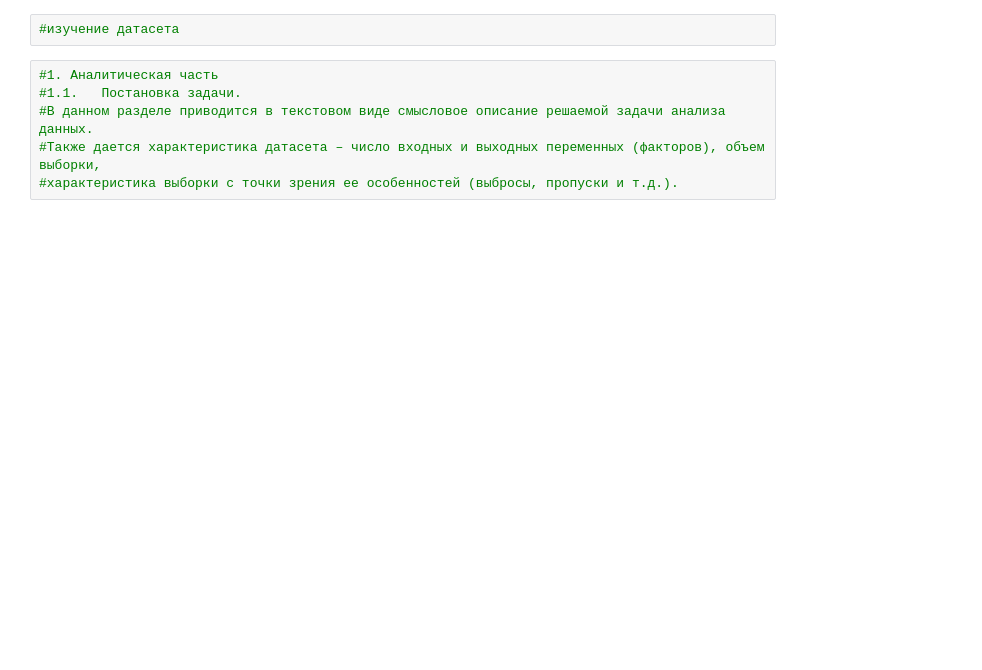
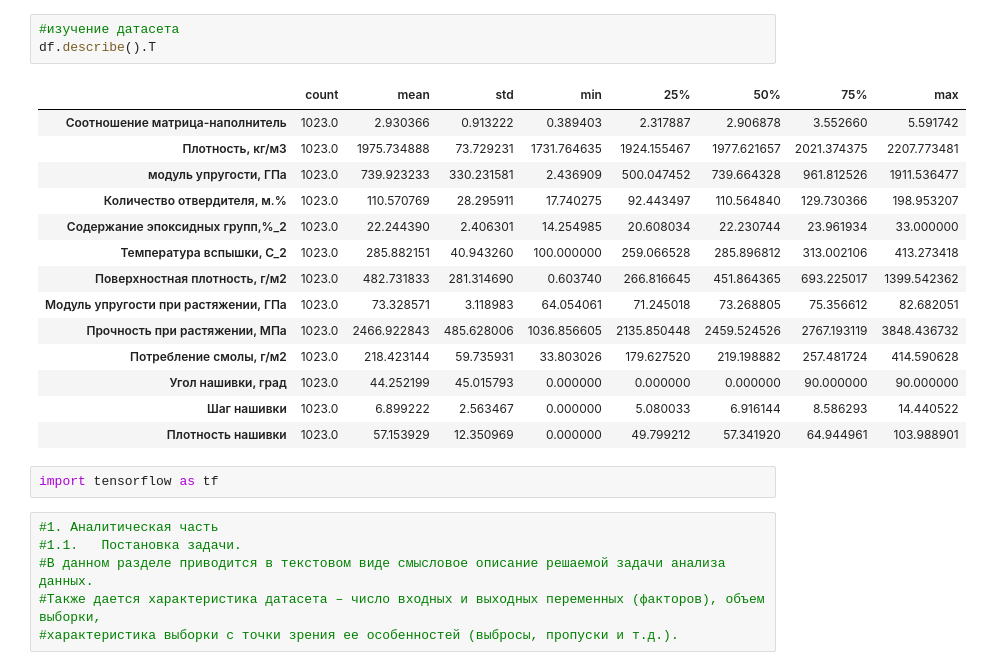
Before and after one commit to Ann-Dreamer/BMSTU_2023, a Jupyter notebook: notebooks/start_version.ipynb, the cells around one changed output. Drawn from its saved outputs; the diff is of its cells as text; blank space fills up the shorter version.

```diff
--- a/notebooks/start_version.ipynb
+++ b/notebooks/start_version.ipynb
@@ -11,5 +101,23 @@ import seaborn as sns
 # %%
 #изучение датасета
+df.describe().T
+# %% [output]
+|  | count | mean | std | min | 25% | 50% | 75% | max |
+| Соотношение матрица-наполнитель | 1023.0 | 2.930366 | 0.913222 | 0.389403 | 2.317887 | 2.906878 | 3.552660 | 5.591742 |
+| Плотность, кг/м3 | 1023.0 | 1975.734888 | 73.729231 | 1731.764635 | 1924.155467 | 1977.621657 | 2021.374375 | 2207.773481 |
+| модуль упругости, ГПа | 1023.0 | 739.923233 | 330.231581 | 2.436909 | 500.047452 | 739.664328 | 961.812526 | 1911.536477 |
+| Количество отвердителя, м.% | 1023.0 | 110.570769 | 28.295911 | 17.740275 | 92.443497 | 110.564840 | 129.730366 | 198.953207 |
+| Содержание эпоксидных групп,%_2 | 1023.0 | 22.244390 | 2.406301 | 14.254985 | 20.608034 | 22.230744 | 23.961934 | 33.000000 |
+| Температура вспышки, С_2 | 1023.0 | 285.882151 | 40.943260 | 100.000000 | 259.066528 | 285.896812 | 313.002106 | 413.273418 |
+| Поверхностная плотность, г/м2 | 1023.0 | 482.731833 | 281.314690 | 0.603740 | 266.816645 | 451.864365 | 693.225017 | 1399.542362 |
+| Модуль упругости при растяжении, ГПа | 1023.0 | 73.328571 | 3.118983 | 64.054061 | 71.245018 | 73.268805 | 75.356612 | 82.682051 |
+| Прочность при растяжении, МПа | 1023.0 | 2466.922843 | 485.628006 | 1036.856605 | 2135.850448 | 2459.524526 | 2767.193119 | 3848.436732 |
+| Потребление смолы, г/м2 | 1023.0 | 218.423144 | 59.735931 | 33.803026 | 179.627520 | 219.198882 | 257.481724 | 414.590628 |
+| Угол нашивки, град | 1023.0 | 44.252199 | 45.015793 | 0.000000 | 0.000000 | 0.000000 | 90.000000 | 90.000000 |
+| Шаг нашивки | 1023.0 | 6.899222 | 2.563467 | 0.000000 | 5.080033 | 6.916144 | 8.586293 | 14.440522 |
+| Плотность нашивки | 1023.0 | 57.153929 | 12.350969 | 0.000000 | 49.799212 | 57.341920 | 64.944961 | 103.988901 |
+# %%
+import tensorflow as tf
 # %%
 #1.	Аналитическая часть
 #1.1.	Постановка задачи.
```
Also changed, not shown: parts of 14 cells of this notebook.
